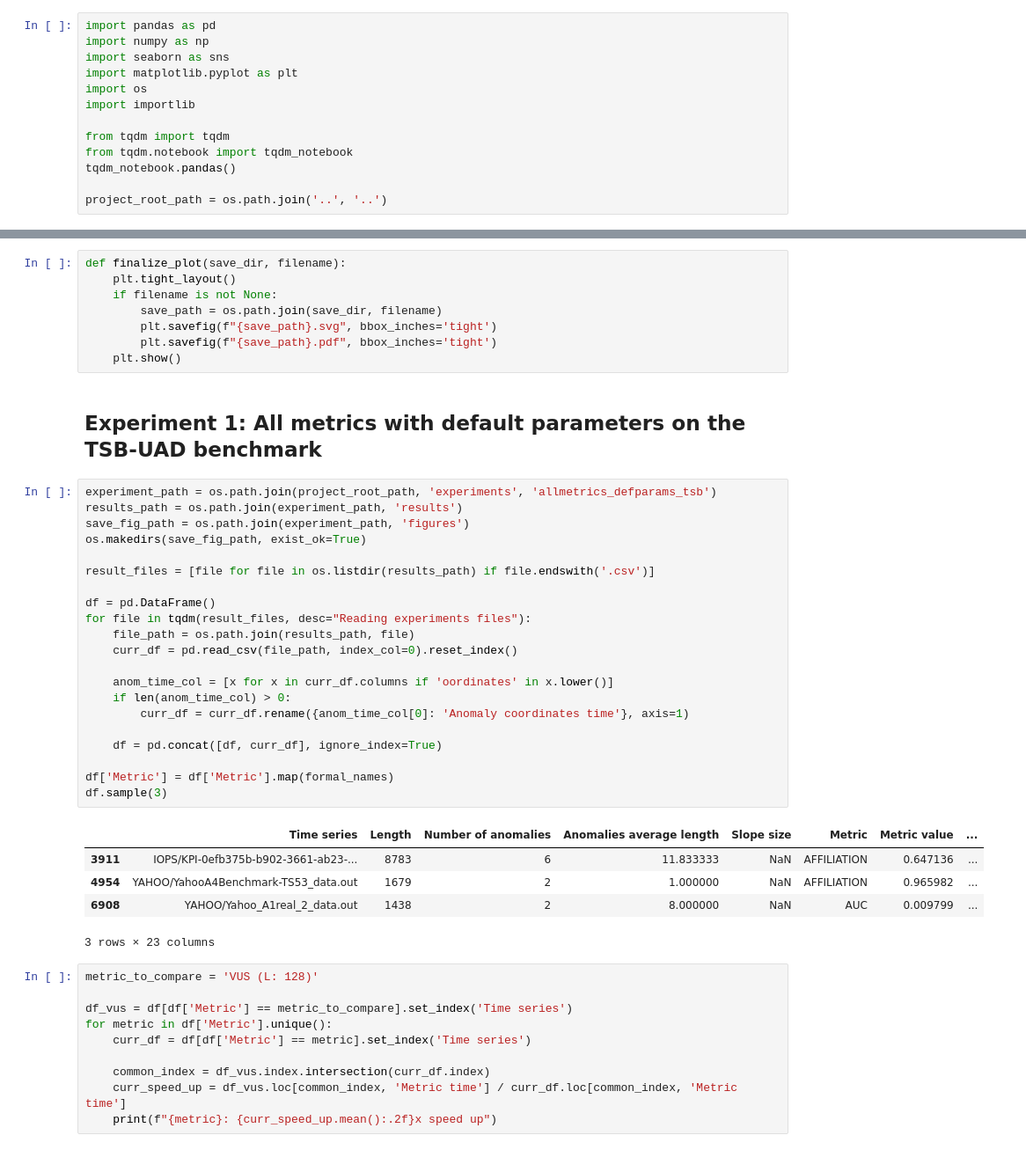
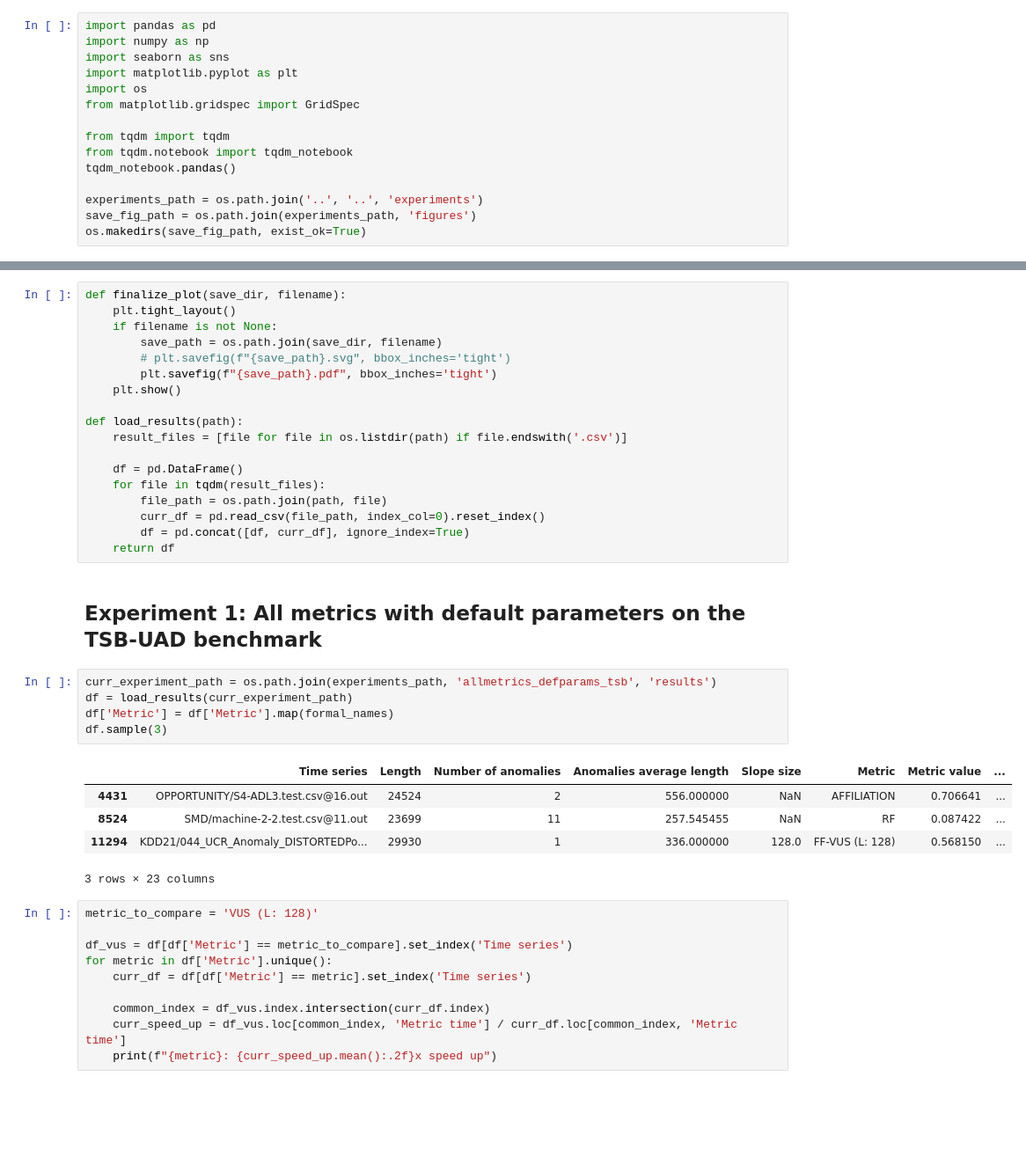
Before and after one commit to sylligardos/ff-vus, a Jupyter notebook: src/notebooks/experimental_results.ipynb, the cells around one changed output, grey strips where cells are left out. Shown at 88% size. Saved outputs shown, nothing was run; the diff lists cells and outputs as text; blank space fills up the shorter version.

```diff
--- a/src/notebooks/experimental_results.ipynb
+++ b/src/notebooks/experimental_results.ipynb
@@ -8,13 +8,15 @@ import numpy as np
 import seaborn as sns
 import matplotlib.pyplot as plt
 import os
-import importlib
+from matplotlib.gridspec import GridSpec
 
 from tqdm import tqdm
 from tqdm.notebook import tqdm_notebook
 tqdm_notebook.pandas()
 
-project_root_path = os.path.join('..', '..')
+experiments_path = os.path.join('..', '..', 'experiments')
+save_fig_path = os.path.join(experiments_path, 'figures')
+os.makedirs(save_fig_path, exist_ok=True)
 # %%
 # Consistent color palette
 color_palette = {
@@ -45,37 +47,31 @@ def finalize_plot(save_dir, filename):
     plt.tight_layout()
     if filename is not None:
         save_path = os.path.join(save_dir, filename)
-        plt.savefig(f"{save_path}.svg", bbox_inches='tight')
+        # plt.savefig(f"{save_path}.svg", bbox_inches='tight')
         plt.savefig(f"{save_path}.pdf", bbox_inches='tight')
     plt.show()
+
+def load_results(path):
+    result_files = [file for file in os.listdir(path) if file.endswith('.csv')]
+
+    df = pd.DataFrame()
+    for file in tqdm(result_files):
+        file_path = os.path.join(path, file)
+        curr_df = pd.read_csv(file_path, index_col=0).reset_index()
+        df = pd.concat([df, curr_df], ignore_index=True)
+    return df
 # %% [markdown]
 ## Experiment 1: All metrics with default parameters on the TSB-UAD benchmark
 # %%
-experiment_path = os.path.join(project_root_path, 'experiments', 'allmetrics_defparams_tsb')
-results_path = os.path.join(experiment_path, 'results')
-save_fig_path = os.path.join(experiment_path, 'figures')
-os.makedirs(save_fig_path, exist_ok=True)
-
-result_files = [file for file in os.listdir(results_path) if file.endswith('.csv')]
-
-df = pd.DataFrame()
-for file in tqdm(result_files, desc="Reading experiments files"):
-    file_path = os.path.join(results_path, file)
-    curr_df = pd.read_csv(file_path, index_col=0).reset_index()
-
-    anom_time_col = [x for x in curr_df.columns if 'oordinates' in x.lower()]
-    if len(anom_time_col) > 0:
-        curr_df = curr_df.rename({anom_time_col[0]: 'Anomaly coordinates time'}, axis=1)
-
-    df = pd.concat([df, curr_df], ignore_index=True)
-
+curr_experiment_path = os.path.join(experiments_path, 'allmetrics_defparams_tsb', 'results')
+df = load_results(curr_experiment_path)
 df['Metric'] = df['Metric'].map(formal_names)
 df.sample(3)
 # %% [output]
 |  | Time series | Length | Number of anomalies | Anomalies average length | Slope size | Metric | Metric value | ... |
-| 3911 | IOPS/KPI-0efb375b-b902-3661-ab23-... | 8783 | 6 | 11.833333 | NaN | AFFILIATION | 0.647136 | ... |
-| 4954 | YAHOO/YahooA4Benchmark-TS53_data.out | 1679 | 2 | 1.000000 | NaN | AFFILIATION | 0.965982 | ... |
-| 6908 | YAHOO/Yahoo_A1real_2_data.out | 1438 | 2 | 8.000000 | NaN | AUC | 0.009799 | ... |
+| 4431 | OPPORTUNITY/S4-ADL3.test.csv@16.out | 24524 | 2 | 556.000000 | NaN | AFFILIATION | 0.706641 | ... |
+| 8524 | SMD/machine-2-2.test.csv@11.out | 23699 | 11 | 257.545455 | NaN | RF | 0.087422 | ... |
+| 11294 | KDD21/044_UCR_Anomaly_DISTORTEDPo... | 29930 | 1 | 336.000000 | 128.0 | FF-VUS (L: 128) | 0.568150 | ... |
 3 rows × 23 columns
 # %%
 metric_to_compare = 'VUS (L: 128)'
```
Also changed, not shown: parts of 28 cells of this notebook, 1 other file.
